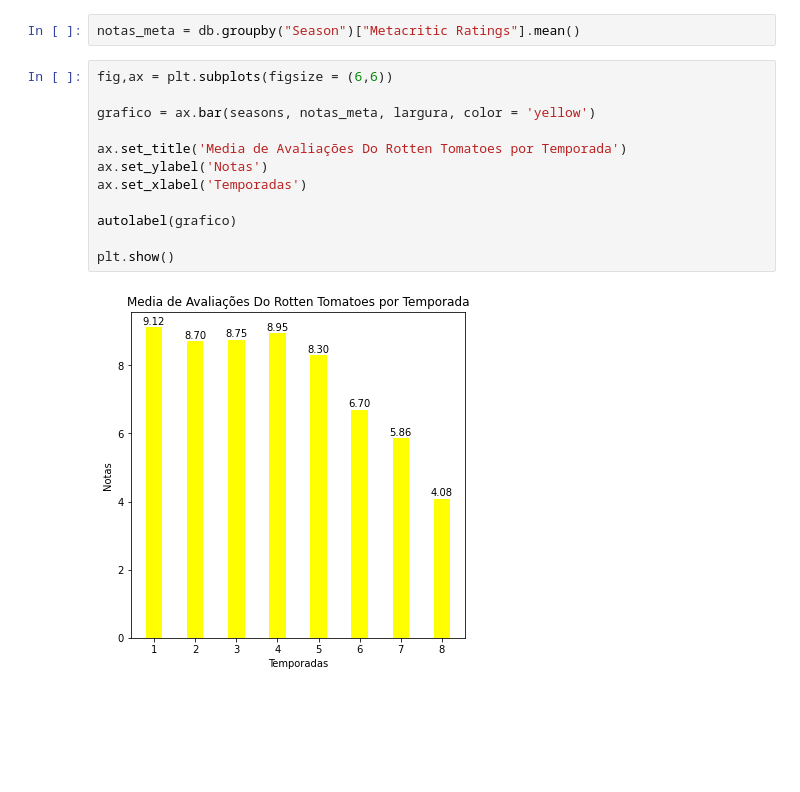
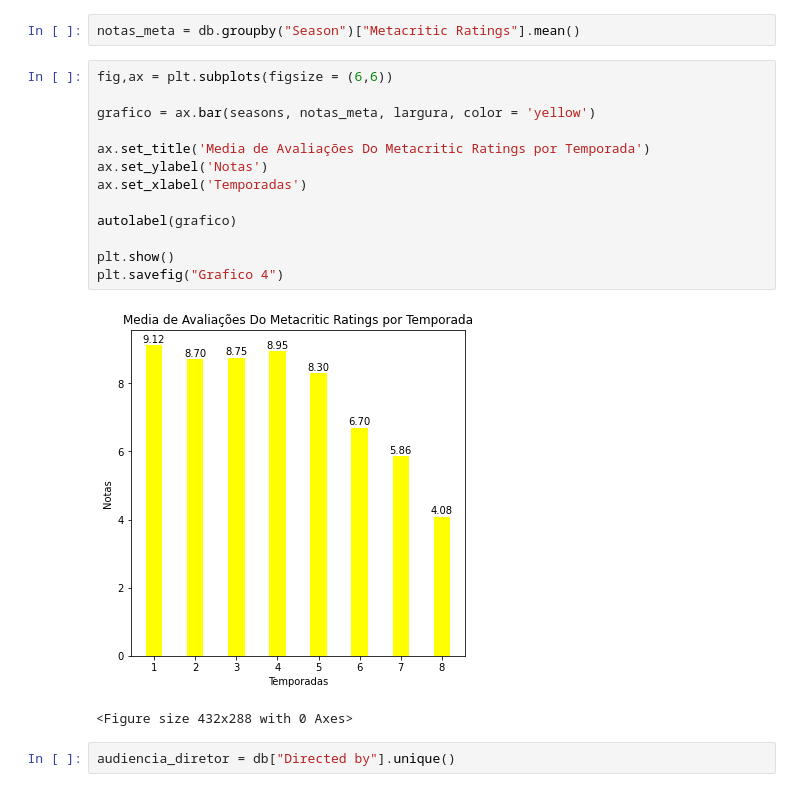
Before and after one commit to albertolunia/projeto-got, a Jupyter notebook: main/notebooks/edas/AlbertoHenrique.ipynb, the cells around one changed output. Cells and saved outputs as stored; diff of their text form; blank space fills up the shorter version.

```diff
--- a/main/notebooks/edas/AlbertoHenrique.ipynb
+++ b/main/notebooks/edas/AlbertoHenrique.ipynb
@@ -185,14 +192,18 @@ notas_meta = db.groupby("Season")["Metacritic Ratings"].mean()
 # %%
 fig,ax = plt.subplots(figsize = (6,6))
 
 grafico = ax.bar(seasons, notas_meta, largura, color = 'yellow')
 
-ax.set_title('Media de Avaliações Do Rotten Tomatoes por Temporada')
+ax.set_title('Media de Avaliações Do Metacritic Ratings por Temporada')
 ax.set_ylabel('Notas')
 ax.set_xlabel('Temporadas')
 
 autolabel(grafico)
 
 plt.show()
+plt.savefig("Grafico 4")
 # %% [output]
-[figure, old version]
+[figure, new version]
+<Figure size 432x288 with 0 Axes>
+# %%
+audiencia_diretor = db["Directed by"].unique()
```
Also changed, not shown: parts of 13 cells of this notebook, 9 other files.
